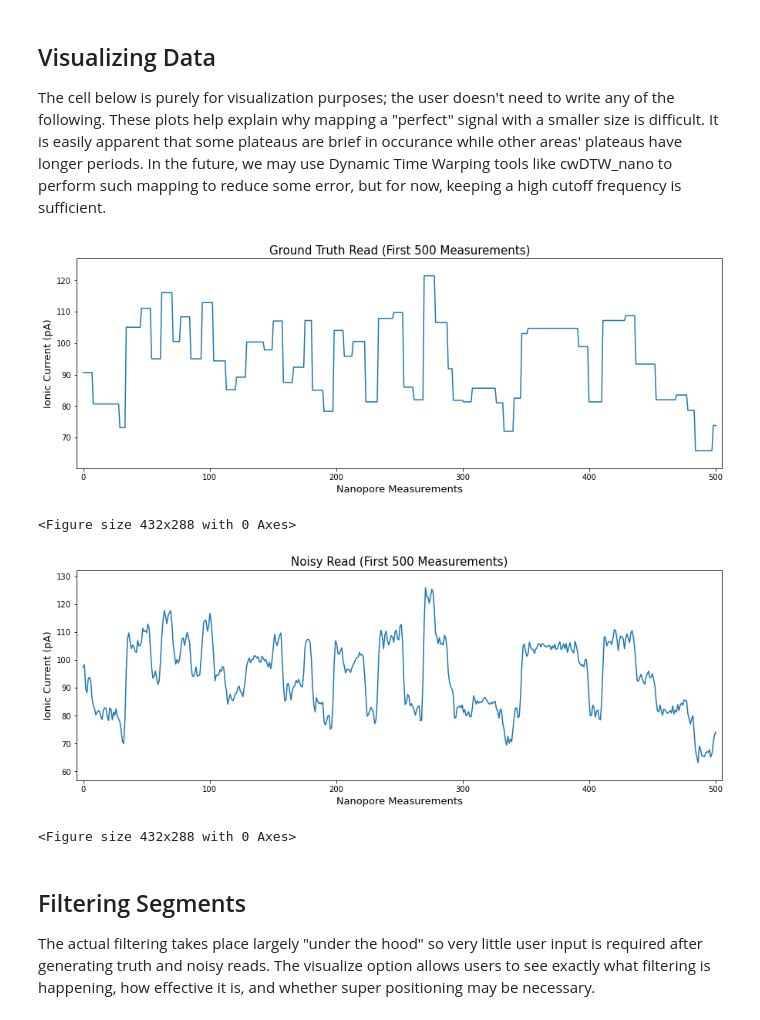
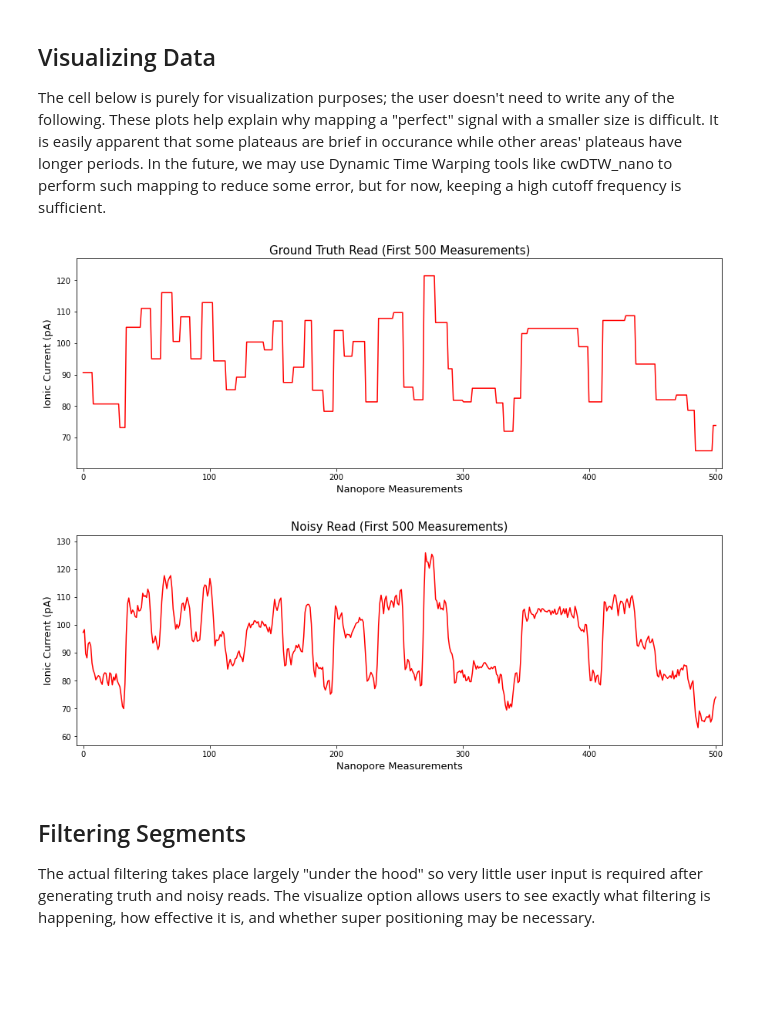
Before and after one commit to aaron-philip/NanoporeSequencingFiltering, a Jupyter notebook: notebooks/dataprocessing.ipynb, the cells around one changed output. Drawn from its saved outputs; the diff is of its cells as text; code cells hidden in the pictures; blank space fills up the shorter version.

```diff
--- a/notebooks/dataprocessing.ipynb
+++ b/notebooks/dataprocessing.ipynb
@@ -440,31 +442,29 @@ In the future, we may use Dynamic Time Warping tools like cwDTW_nano to perform
 # %%
 # Graphing ground truth read and noisy tread
 PATH_TO_FIGURES = '/Users/aaronphilip/ScienceFair/projects/NanoporeSequencingFiltering/figures'
 if __name__ == '__main__':
     plt.figure(figsize=(15, 5))
-    plt.plot(np.linspace(0, 500, 500), truthRead[:500])
+    plt.plot(np.linspace(0, 500, 500), truthRead[:500], color='red')
     plt.title('Ground Truth Read (First 500 Measurements)', fontsize='15')
     plt.xlabel('Nanopore Measurements', fontsize='13')
     plt.ylabel('Ionic Current (pA)', fontsize='13')
    # path = os.path.join(PATH_TO_FIGURES, 'groundtruthread.png')
     plt.margins(0.01, 0.1)
     plt.show()
     #plt.savefig(path)
 
     plt.figure(figsize=(15, 5))
-    plt.plot(np.linspace(0, 500, 500), noisyRead[0:500])
+    plt.plot(np.linspace(0, 500, 500), noisyRead[0:500], color='red')
     plt.title('Noisy Read (First 500 Measurements)', fontsize='15')
     plt.xlabel('Nanopore Measurements', fontsize='13')
     plt.ylabel('Ionic Current (pA)', fontsize='13')
     plt.margins(0.01, 0.1)
     #path = os.path.join(PATH_TO_FIGURES, 'noisyread.png')
     plt.show()
     #plt.savefig(path)
 # %% [output]
-[figure, old version]
+[figure, new version]
-<Figure size 432x288 with 0 Axes>
-[figure, old version]
+[figure, new version]
-<Figure size 432x288 with 0 Axes>
 # %% [markdown]
 ## Filtering Segments
 
```
Also changed, not shown: parts of 2 cells of this notebook, 37 other files.
